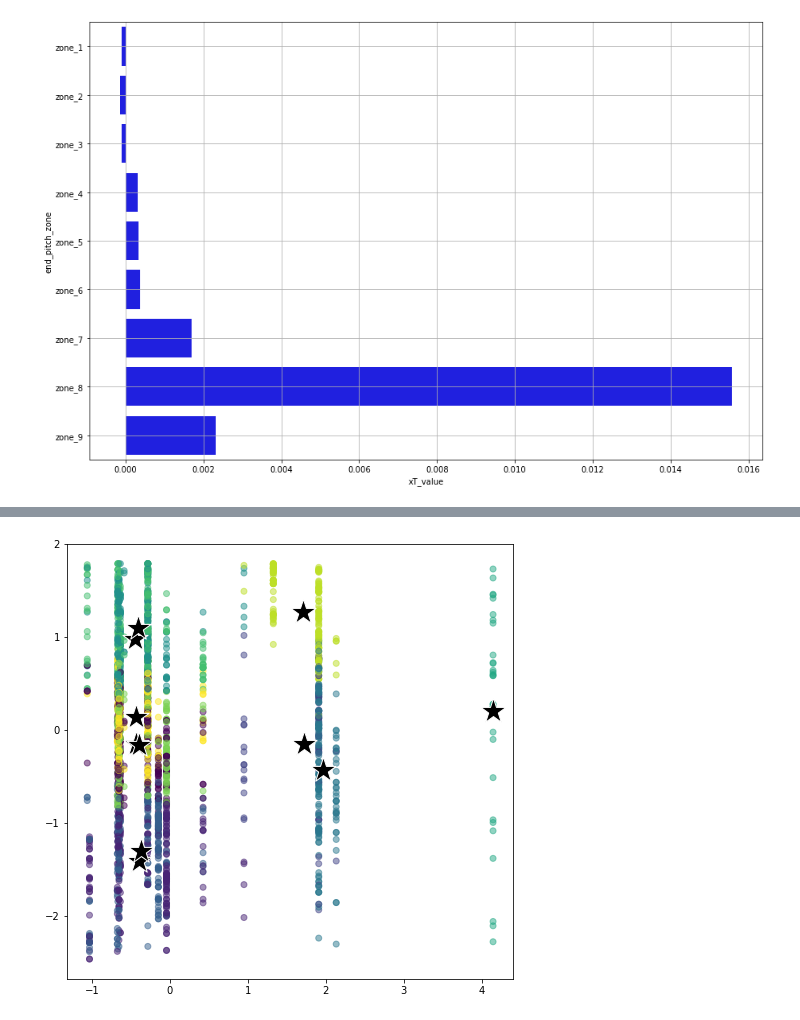
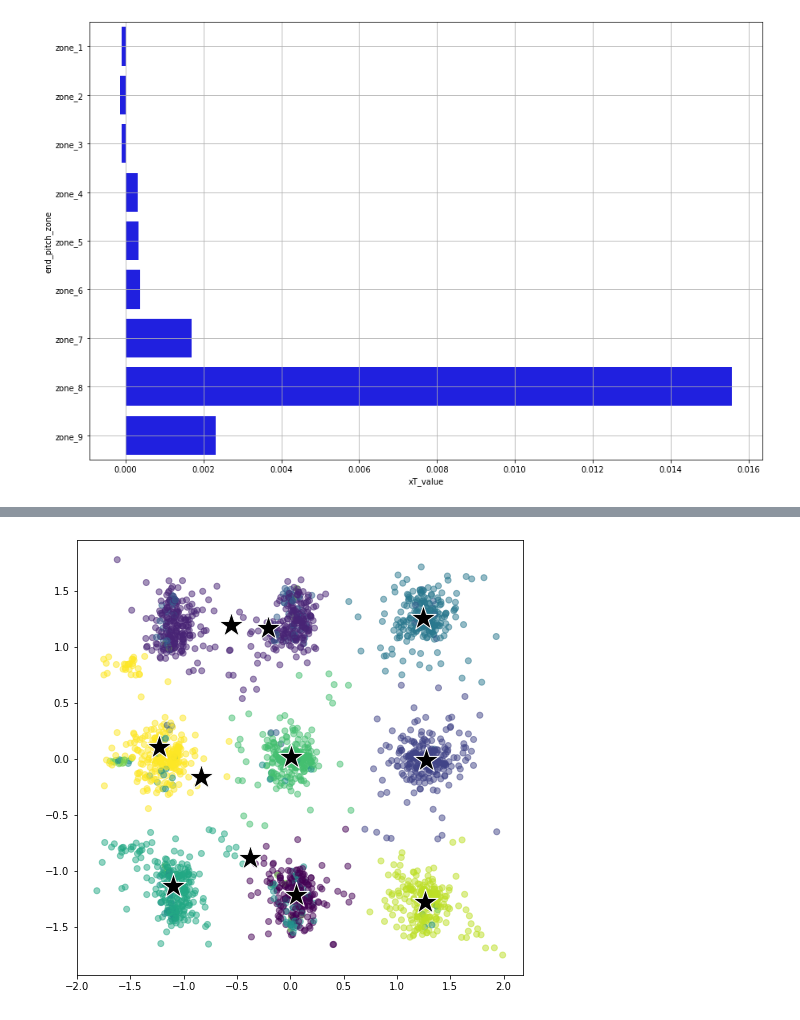
Before and after one commit to alexmihalache/Football-Analytics-Capstone---BrainStation-Final-Project, a Jupyter notebook: soccer_action_exploration.ipynb, the cells around one changed output, grey strips where cells are left out. Drawn from its saved outputs; the diff is of its cells as text; code cells hidden in the pictures.

Commit message:
Clustered players based on start location similarity

```diff
--- a/soccer_action_exploration.ipynb
+++ b/soccer_action_exploration.ipynb
@@ -375,13 +376,12 @@ Then xT and VEAP output
 df_actions_zones = rated_df.copy()
 
 matches = []
-for game_id, game in tqdm(list(df_games.iterrows())):
-
+for game_id, game in df_games.iterrows():
     # load the game's events
     game_events = SBL.events(game_id)
 
     # convert the events to actions
     game_home_team_id = df_games.at[game_id, "home_team_id"]
-    matches.append(spadl.play_left_to_right(df_actions_zones[df_actions_zones['game_id'] == game_id], home_team_id==home_team_id))
+    matches.append(spadl.play_left_to_right(df_actions_zones[df_actions_zones['game_id'] == game_id], home_team_id=game_home_team_id))
 
 df_actions_zones = pd.concat(matches)
@@ -715,3 +723,6 @@ plt.show()
 
 # num_col_corr = pd.DataFrame(data, index=corr.columns, columns=['Correlation', 'P_value'])
 # num_col_corr.style.background_gradient(cmap='Oranges')
+# %%
+clustering_df = df_actions_zones.groupby(['player_id','start_pitch_zone'])['start_x','start_y'].mean().reset_index()
+clustering_df['frequency'] = df_actions_zones.groupby(['player_id', 'start_pitch_zone'])[['start_pitch_zone']].value_counts().values
@@ -718,25 +738,24 @@ plt.show()
 # %%
 from sklearn.preprocessing import StandardScaler
 from sklearn.cluster import KMeans
 
-X = df_actions_zones[['player_id', 'start_x', 'start_y']]
+X = clustering_df[['start_x','start_y', 'frequency']]
 
 ss = StandardScaler()
-
 X = ss.fit_transform(X)
 
 # Instantiate
 k_means_model_2= KMeans(n_clusters=11)
 
 # Fit
 k_means_model_2.fit(X)
 cluster_labels = k_means_model_2.predict(X)
 centers = k_means_model_2.cluster_centers_
 
 plt.figure(figsize=(8, 8))
 plt.scatter(X[:,0], X[:,1], c=cluster_labels, alpha=0.5)
 plt.scatter(centers[:, 0], centers[:, 1],
             c='black', marker="*", edgecolor="white", s=700)
 plt.show()
 # %% [output]
-[figure, old version]
+[figure, new version]
```
Also changed, not shown: parts of 24 cells of this notebook.
